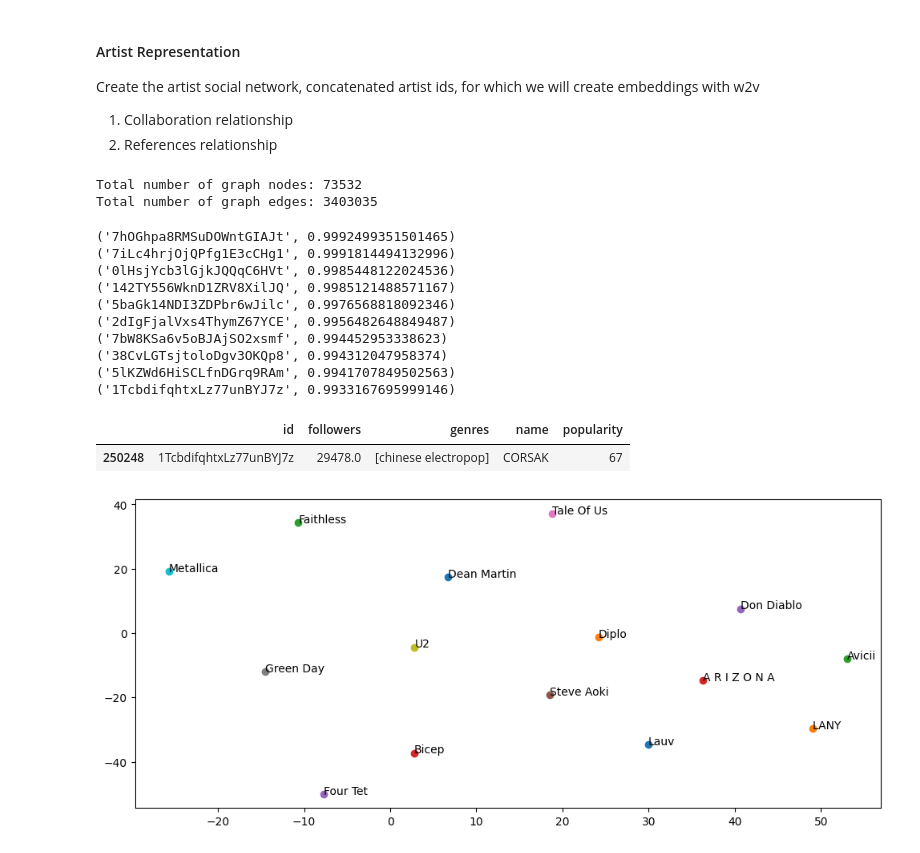
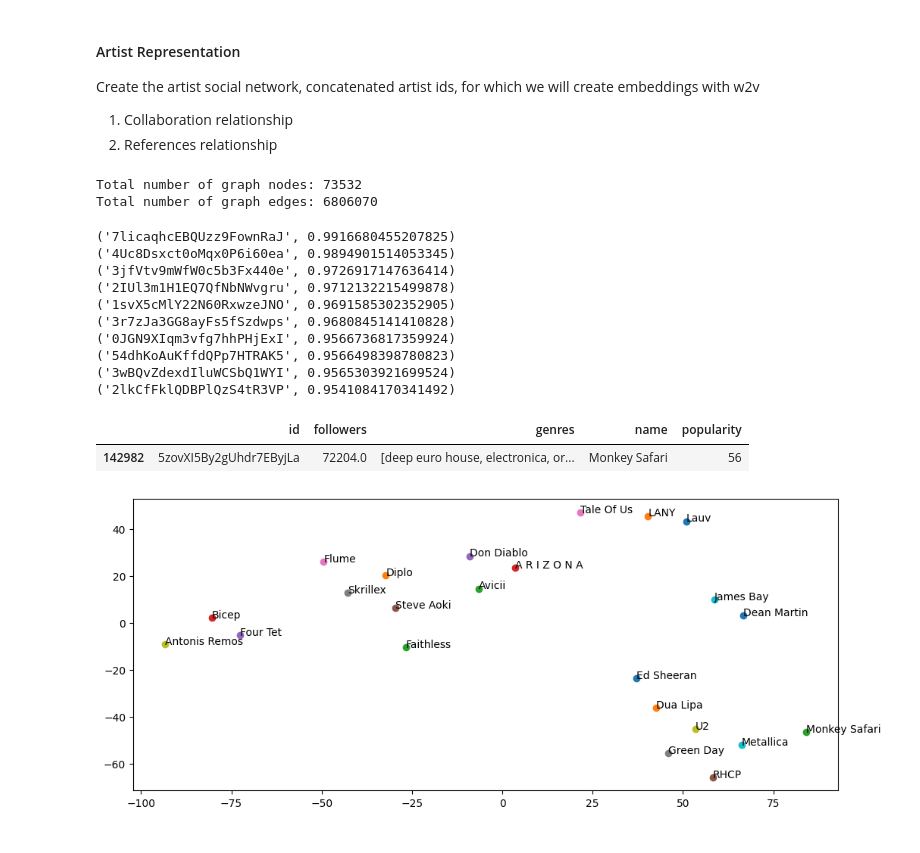
Before and after one commit to taslanidis/Music-Recommender, a Jupyter notebook: analyses/artist_embeddings.ipynb, the cells around one changed output. Saved outputs shown, nothing was run; the diff lists cells and outputs as text; code cells hidden in the pictures.

Commit message:
embeddings re run

```diff
--- a/analyses/artist_embeddings.ipynb
+++ b/analyses/artist_embeddings.ipynb
@@ -114,6 +122,9 @@ for artist in graph:
+# %%
+# generate random walks
+walks = g.simulate_walks(num_walks=100, walk_length=20)
 # %%
-print("Total number of graph nodes:", G.number_of_nodes())
-print("Total number of graph edges:", G.number_of_edges())
+print("Total number of graph nodes:", g.num_nodes)
+print("Total number of graph edges:", g.num_edges)
 # %% [output]
 Total number of graph nodes: 73532
-Total number of graph edges: 3403035
+Total number of graph edges: 6806070
@@ -127,34 +131,26 @@ g_emb = n2v(
 # %%
-mdl = g_emb.fit(
-    vector_size=8,
-    window=2,
-    min_count=1,
-    workers=4,
-    sg=1,
-    hs=0,
-    negative=4,
-    epochs=10
-)
+# use random walks to train embeddings
+mdl = Word2Vec(walks, vector_size=8, window=2, min_count=0, sg=1, workers=4, epochs=10)
 # %%
-input_node = '1vCWHaC5f2uS3yhpwWbIA6'
+input_node = '5JZ7CnR6gTvEMKX4g70Amv'
 for s in mdl.wv.most_similar(input_node, topn = 10):
     print(s)
 # %% [output]
-('7hOGhpa8RMSuDOWntGIAJt', 0.9992499351501465)
-('7iLc4hrjOjQPfg1E3cCHg1', 0.9991814494132996)
-('0lHsjYcb3lGjkJQQqC6HVt', 0.9985448122024536)
-('142TY556WknD1ZRV8XilJQ', 0.9985121488571167)
-('5baGk14NDI3ZDPbr6wJilc', 0.9976568818092346)
-('2dIgFjalVxs4ThymZ67YCE', 0.9956482648849487)
-('7bW8KSa6v5oBJAjSO2xsmf', 0.994452953338623)
-('38CvLGTsjtoloDgv3OKQp8', 0.994312047958374)
-('5lKZWd6HiSCLfnDGrq9RAm', 0.9941707849502563)
-('1TcbdifqhtxLz77unBYJ7z', 0.9933167695999146)
+('7licaqhcEBQUzz9FownRaJ', 0.9916680455207825)
+('4Uc8Dsxct0oMqx0P6i60ea', 0.9894901514053345)
+('3jfVtv9mWfW0c5b3Fx440e', 0.9726917147636414)
+('2IUl3m1H1EQ7QfNbNWvgru', 0.9712132215499878)
+('1svX5cMlY22N60RxwzeJNO', 0.9691585302352905)
+('3r7zJa3GG8ayFs5fSzdwps', 0.9680845141410828)
+('0JGN9XIqm3vfg7hhPHjExI', 0.9566736817359924)
+('54dhKoAuKffdQPp7HTRAK5', 0.9566498398780823)
+('3wBQvZdexdIluWCSbQ1WYI', 0.9565303921699524)
+('2lkCfFklQDBPlQzS4tR3VP', 0.9541084170341492)
-# %%
-df_db_artists[df_db_artists['id']=='1vCWHaC5f2uS3yhpwWbIA6']
-# %% [output]
-|  | id | followers | genres | name | popularity |
-| 250248 | 1TcbdifqhtxLz77unBYJ7z | 29478.0 | [chinese electropop] | CORSAK | 67 |
+# %%
+df_db_artists[df_db_artists['name']=='Monkey Safari']
+# %% [output]
+|  | id | followers | genres | name | popularity |
+| 142982 | 5zovXI5By2gUhdr7EByjLa | 72204.0 | [deep euro house, electronica, or... | Monkey Safari | 56 |
 # %%
 interested_artists = {
     "Lauv": "5JZ7CnR6gTvEMKX4g70Amv",
@@ -171,44 +167,45 @@ interested_artists = {
     "Diplo": "5fMUXHkw8R8eOP2RNVYEZX",
     "Faithless": "5T4UKHhr4HGIC0VzdZQtAE",
     "Bicep": "73A3bLnfnz5BoQjb4gNCga",
-    "Four Tet": "7Eu1txygG6nJttLHbZdQOh"
+    "Four Tet": "7Eu1txygG6nJttLHbZdQOh",
+    "RHCP": "0L8ExT028jH3ddEcZwqJJ5",
+    "Flume": "6nxWCVXbOlEVRexSbLsTer",
+    "Skrillex": "5he5w2lnU9x7JFhnwcekXX",
+    "Antonis Remos": "6s26Q38Zqc4hY3xe7jrEBG",
+    "James Bay": "4EzkuveR9pLvDVFNx6foYD",
+    "Ed Sheeran": "6eUKZXaKkcviH0Ku9w2n3V",
+    "Dua Lipa": "6M2wZ9GZgrQXHCFfjv46we",
+    "Monkey Safari": "5zovXI5By2gUhdr7EByjLa"
 }
-# %%
-# TODO: artists with no collaborations
-
-for i, artists in enumerate(df_db_tracks['id_artists'].to_list()):
-    for artist in artists:
-        if artist == "0L8ExT028jH3ddEcZwqJJ5 ":
-            print(f"{df_db_tracks.iloc[i]['artists']}, Found")
 # %%
 from sklearn.manifold import TSNE
 import matplotlib.pyplot as plt
 
 tokens = []
 labels = []
 
 for name in interested_artists:
     labels.append(name)
     tokens.append(mdl.wv.get_vector(interested_artists[name]))
 
-tsne_model = TSNE(perplexity=10, n_components=2, init='pca', n_iter=2500, random_state=23)
+tsne_model = TSNE(perplexity=5, n_components=2, init='pca', n_iter=2000, random_state=13)
 new_values = tsne_model.fit_transform(np.array(tokens))
 
 x = []
 y = []
 for value in new_values:
     x.append(value[0])
     y.append(value[1])
 
 fig, ax = plt.subplots(figsize=(12,5))
 for i in range(len(x)):
     ax.scatter(x[i], y[i])
 
 for i, txt in enumerate(labels):
     ax.annotate(txt, (x[i], y[i]))
 
 plt.show()
 # %% [output]
-[figure, old version]
+[figure, new version]
 # %%
 mdl.save("../models/artist_embedding_v3.model")
```
Also changed, not shown: parts of 3 cells of this notebook, 5 other files.
